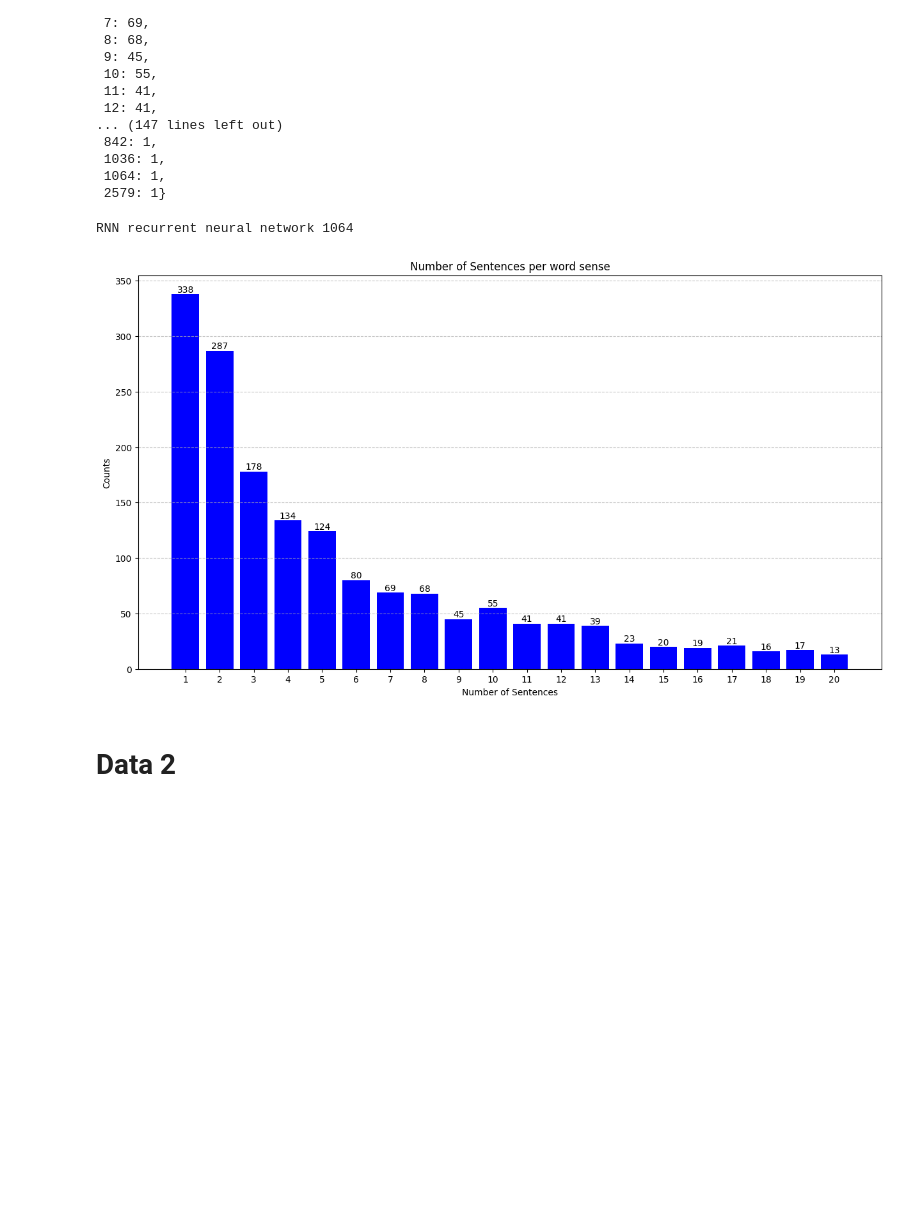
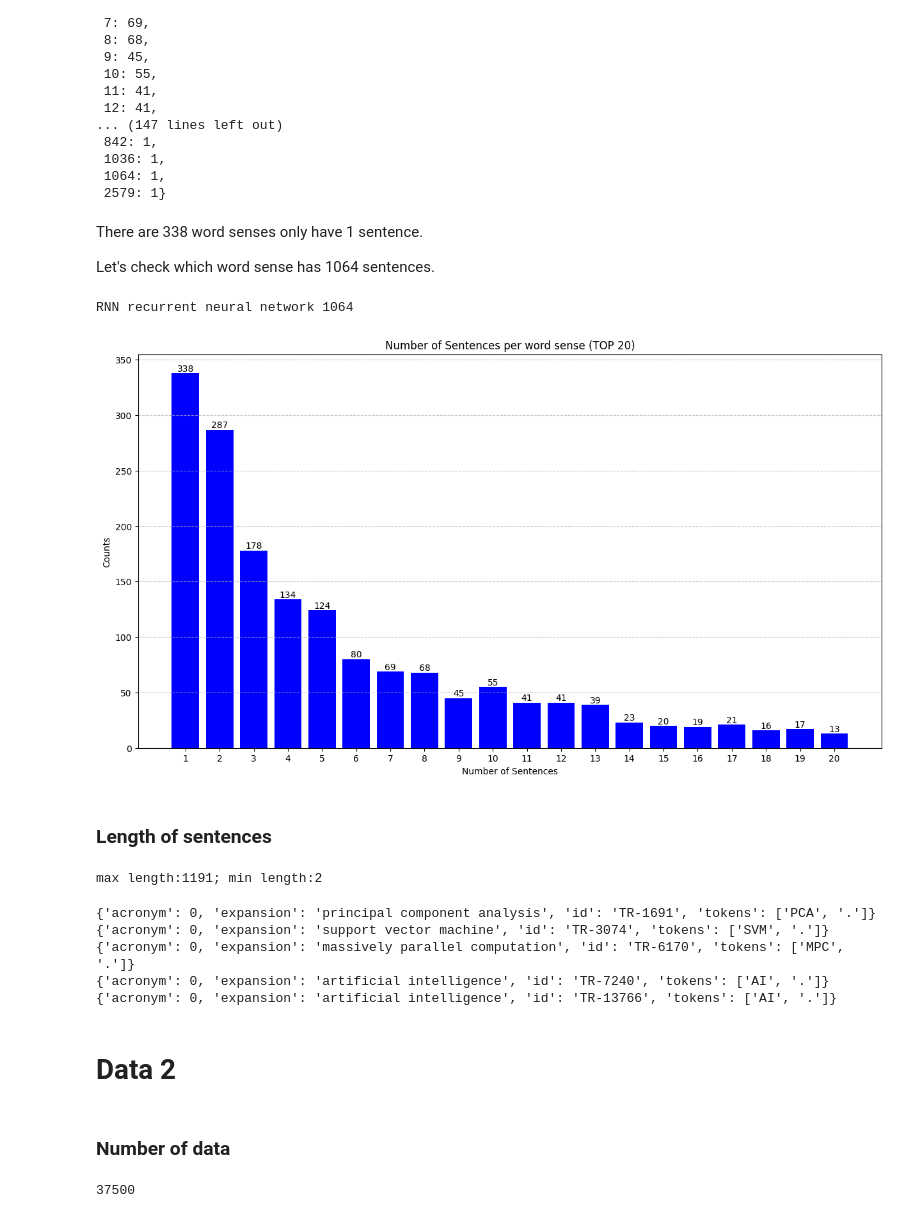
Before and after one commit to msai337-group8/domain_word_sense_disambiguation, a Jupyter notebook: eda.ipynb, the cells around one changed output. Drawn from its saved outputs; the diff is of its cells as text; code cells hidden in the pictures; blank space fills up the shorter version.

```diff
--- a/eda.ipynb
+++ b/eda.ipynb
@@ -124,11 +124,11 @@ train_word_sense_dict
 # %%
-word_sense_number_list = []
+no_sentence_per_word_sense = []
 for acy, counter in train_word_sense_dict.items():
-    word_sense_number_list.extend(counter.values())
+    no_sentence_per_word_sense.extend(counter.values())
 
-word_sense_number_dict = Counter(word_sense_number_list)
-word_sense_number_dict = {k: word_sense_number_dict[k] for k in sorted(word_sense_number_dict)}
-word_sense_number_dict
+no_sentence_per_word_sense = Counter(no_sentence_per_word_sense)
+no_sentence_per_word_sense = {k: no_sentence_per_word_sense[k] for k in sorted(no_sentence_per_word_sense)}
+no_sentence_per_word_sense
 # %% [output]
 {1: 338,
  2: 287,
@@ -147,6 +147,10 @@ word_sense_number_dict
  1036: 1,
  1064: 1,
  2579: 1}
+# %% [markdown]
+There are 338 word senses only have 1 sentence.
+
+Let's check which word sense has 1064 sentences.
 # %%
 def get_key_value(data, number):
     for acr, counter in data.items():
@@ -164,21 +168,48 @@ RNN recurrent neural network 1064
 # %%
 # Plot the number
 from matplotlib import pyplot as plt
 plt.figure(figsize=(15, 8))
-bars = plt.bar(list(word_sense_number_dict.keys())[:20], list(word_sense_number_dict.values())[:20], color='blue')
+bars = plt.bar(list(no_sentence_per_word_sense.keys())[:20], list(no_sentence_per_word_sense.values())[:20], color='blue')
 plt.xlabel('Number of Sentences')
 plt.ylabel('Counts')
-plt.title('Number of Sentences per word sense')
-plt.xticks(list(word_sense_number_dict.keys())[:20])  # Ensure all labels are shown
+plt.title('Number of Sentences per word sense (TOP 20)')
+plt.xticks(list(no_sentence_per_word_sense.keys())[:20])  # Ensure all labels are shown
 plt.grid(axis='y', linestyle='--', alpha=0.7)
 
 # Adding the text labels on top of the bars
 for bar in bars:
     yval = bar.get_height()
     plt.text(bar.get_x() + bar.get_width()/2, yval, int(yval), va='bottom', ha='center')
 
 plt.show()
 # %% [output]
-[figure, old version]
+[figure, new version]
+# %% [markdown]
+### Length of sentences
+# %%
+len_seq_dict = Counter([len(item['tokens']) for item in train_data])
+print (f"max length:{max(len_seq_dict.keys())}; min length:{min(len_seq_dict.keys())}")
+len_seq_dict = dict(sorted(len_seq_dict.items(), key=lambda item: item[0], reverse=True))
+# %% [output]
+max length:1191; min length:2
+# %%
+for item in train_data:
+    if len(item['tokens']) == 2:
+        print (item)
+# %% [output]
+{'acronym': 0, 'expansion': 'principal component analysis', 'id': 'TR-1691', 'tokens': ['PCA', '.']}
+{'acronym': 0, 'expansion': 'support vector machine', 'id': 'TR-3074', 'tokens': ['SVM', '.']}
+{'acronym': 0, 'expansion': 'massively parallel computation', 'id': 'TR-6170', 'tokens': ['MPC', '.']}
+{'acronym': 0, 'expansion': 'artificial intelligence', 'id': 'TR-7240', 'tokens': ['AI', '.']}
+{'acronym': 0, 'expansion': 'artificial intelligence', 'id': 'TR-13766', 'tokens': ['AI', '.']}
 # %% [markdown]
 # Data 2
+# %% [markdown]
+### Number of data
+# %%
+data2_path = "data/data2/AnonymizedClinicalAbbreviationsAndAcronymsDataSet.txt"
+with open(data2_path, 'r', encoding='utf-8', errors='ignore') as file:
+    content = file.readlines()
+len(content)
+# %% [output]
+37500
```
Also changed, not shown: parts of 19 cells of this notebook.
